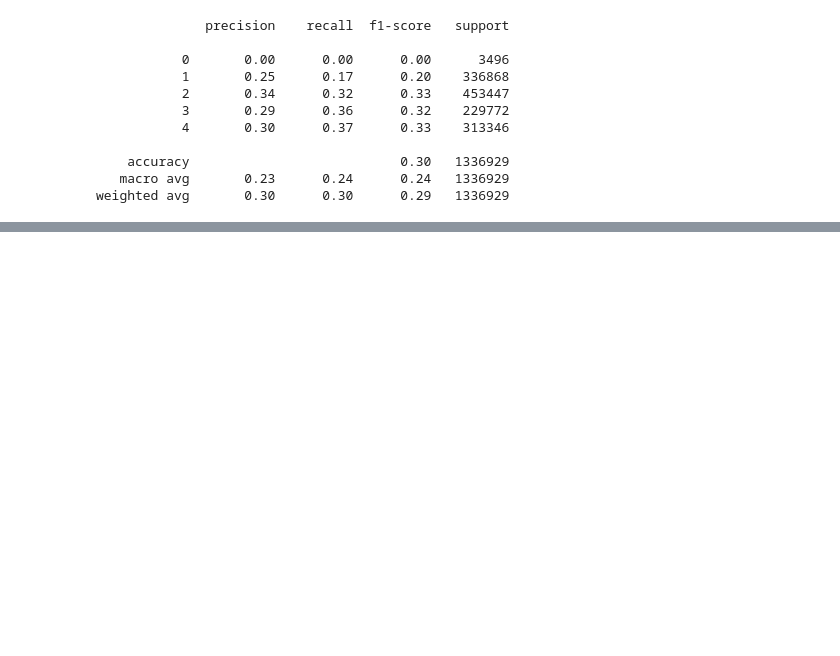
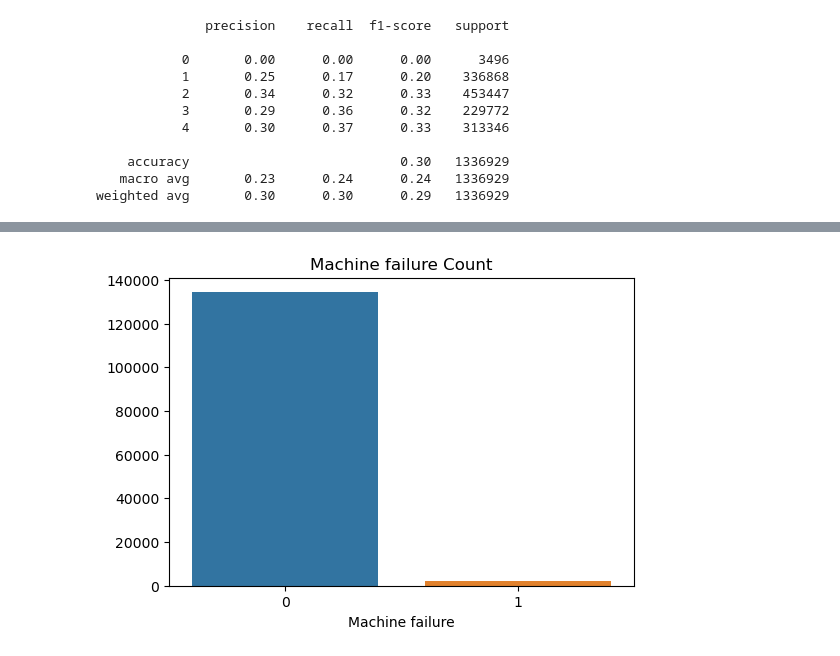
Before and after one commit to Nunusavi/Predictive-Maintenance-for-Industrial-Equipment, a Jupyter notebook: Data processing.ipynb, the cells around one changed output, grey strips where cells are left out. Drawn from its saved outputs; the diff is of its cells as text; code cells hidden in the pictures; blank space fills up the shorter version.

```diff
--- a/Data processing.ipynb
+++ b/Data processing.ipynb
@@ -355,0 +421,10 @@ weighted avg       0.30      0.30      0.29   1336929
+# %%
+failure_counts = train['Machine failure'].value_counts()
+plt.figure(figsize=(6,4))
+sns.barplot(x=failure_counts.index, y=failure_counts.values)
+plt.title('Machine failure Count')
+plt.xlabel('Machine failure')
+plt.ylabel
+plt.show()
+# %% [output]
+[figure, added]
```
Also changed, not shown: parts of 14 cells of this notebook, 1 other file.
